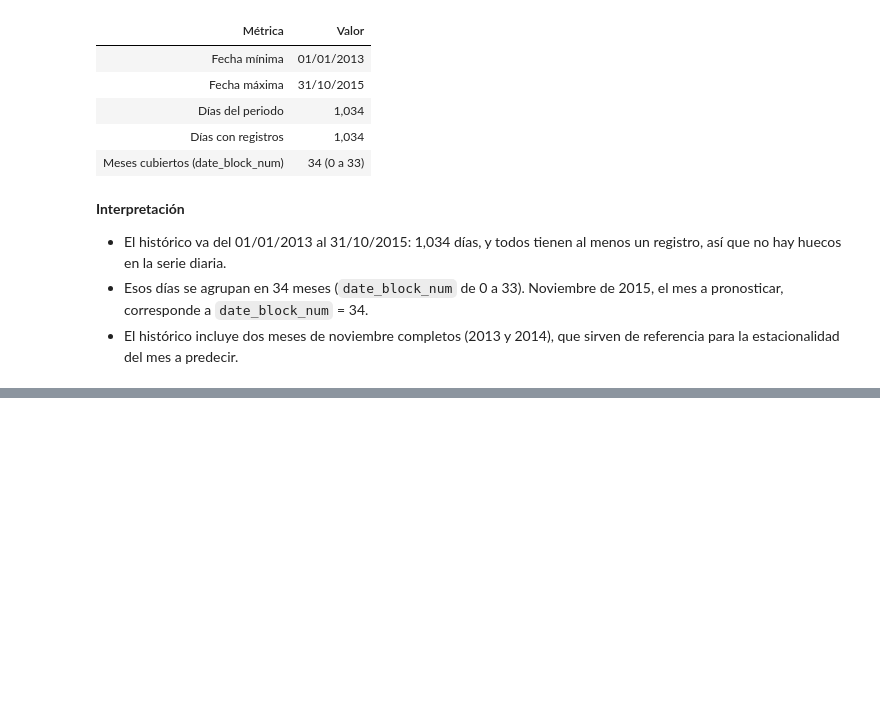
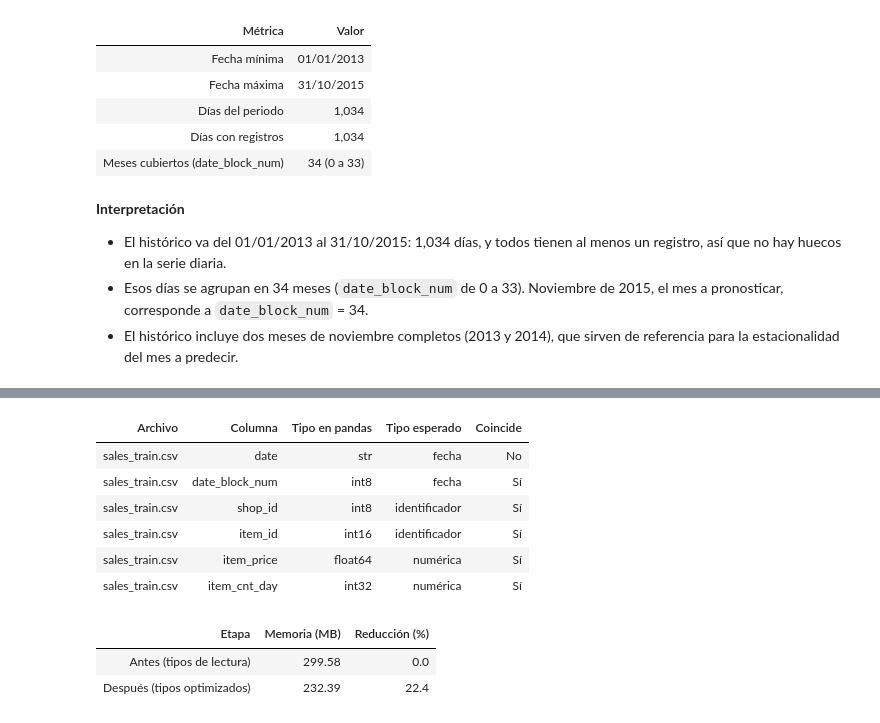
Before and after one commit to LuisCruz1996/predict_future_sales, a Jupyter notebook: notebooks/01_exploratory_data_analysis.ipynb, the cells around one changed output, grey strips where cells are left out. Saved outputs shown, nothing was run; the diff lists cells and outputs as text; code cells hidden in the pictures; blank space fills up the shorter version.

```diff
--- a/notebooks/01_exploratory_data_analysis.ipynb
+++ b/notebooks/01_exploratory_data_analysis.ipynb
@@ -249,0 +356,55 @@ time_range.style.hide(axis="index")
+# %%
+TARGET_DTYPES = {
+    "sales_train": {"date_block_num": "int8", "shop_id": "int8", "item_id": "int16",
+                    "item_cnt_day": "int32"},
+    "items": {"item_id": "int16", "item_category_id": "int8"},
+    "item_categories": {"item_category_id": "int8"},
+    "shops": {"shop_id": "int8"},
+    "test": {"ID": "int32", "shop_id": "int8", "item_id": "int16"},
+}
+
+
+def safe_cast(series: pd.Series, dtype: str) -> pd.Series:
+    """Convierte a un entero más pequeño verificando que no haya decimales ni desbordamiento."""
+    info = np.iinfo(dtype)
+    if not (series % 1 == 0).all():
+        raise ValueError(f"{series.name} tiene valores no enteros")
+    if series.min() < info.min or series.max() > info.max:
+        raise ValueError(f"{series.name} no cabe en {dtype}")
+    return series.astype(dtype)
+
+
+def memory_mb(df: pd.DataFrame) -> float:
+    return df.memory_usage(deep=True).sum() / 1024**2
+
+
+memory_before = memory_mb(sales_train)
+
+for name, dtypes in TARGET_DTYPES.items():
+    df = datasets[name]
+    for col, dtype in dtypes.items():
+        df[col] = safe_cast(df[col], dtype)
+
+memory_after = memory_mb(sales_train)
+
+memory_table = pd.DataFrame(
+    {
+        "Etapa": ["Antes (tipos de lectura)", "Después (tipos optimizados)"],
+        "Memoria (MB)": [memory_before, memory_after],
+        "Reducción (%)": [0.0, (1 - memory_after / memory_before) * 100],
+    }
+)
+
+display(style_table(dtype_report({"sales_train": sales_train})))
+style_table(memory_table, {"Memoria (MB)": "{:,.2f}", "Reducción (%)": "{:.1f}"})
+# %% [output]
+| Archivo | Columna | Tipo en pandas | Tipo esperado | Coincide |
+| sales_train.csv | date | str | fecha | No |
+| sales_train.csv | date_block_num | int8 | fecha | Sí |
+| sales_train.csv | shop_id | int8 | identificador | Sí |
+| sales_train.csv | item_id | int16 | identificador | Sí |
+| sales_train.csv | item_price | float64 | numérica | Sí |
+| sales_train.csv | item_cnt_day | int32 | numérica | Sí |
+| Etapa | Memoria (MB) | Reducción (%) |
+| Antes (tipos de lectura) | 299.58 | 0.0 |
+| Después (tipos optimizados) | 232.39 | 22.4 |
```
Also changed, not shown: parts of 25 cells of this notebook, 1 other file.
